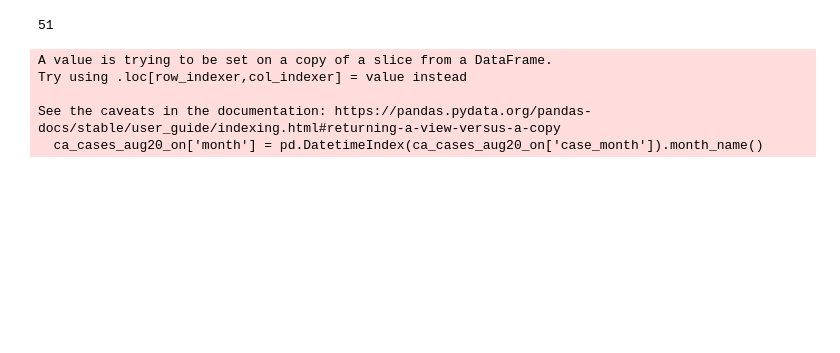
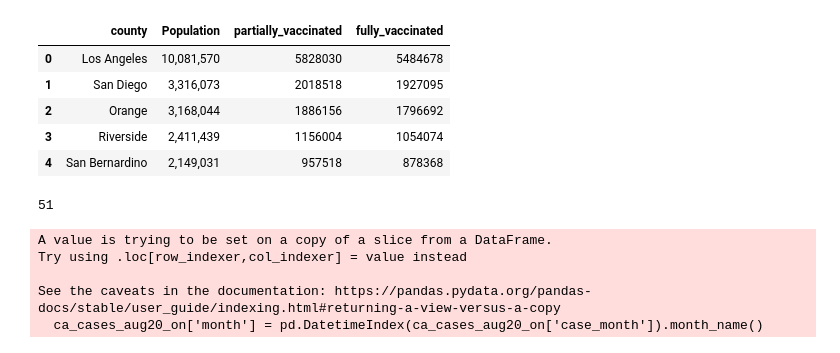
Before and after one commit to KristianSHamilton/CovidVaccinationInCalifornia, a Jupyter notebook: ca_cdc_data.ipynb, the cells around one changed output. Saved outputs shown, nothing was run; the diff lists cells and outputs as text; code cells hidden in the pictures; blank space fills up the shorter version.

```diff
--- a/ca_cdc_data.ipynb
+++ b/ca_cdc_data.ipynb
@@ -26,9 +43,17 @@ ca_covid.head()
 # %%
 #read in Population Data from the Department of Finance (which the CDC uses)
 #as well as partial/full vacciantion numbers
 ca_pop_vac_path = './Resources/CA_county_population_and_vaccination_data.csv'
 ca_pop_vac = pd.read_csv(ca_pop_vac_path)
 ca_popvac_df = pd.DataFrame(ca_pop_vac)
+ca_popvac_df.head()
+# %% [output]
+|  | county | Population | partially_vaccinated | fully_vaccinated |
+| 0 | Los Angeles | 10,081,570 | 5828030 | 5484678 |
+| 1 | San Diego | 3,316,073 | 2018518 | 1927095 |
+| 2 | Orange | 3,168,044 | 1886156 | 1796692 |
+| 3 | Riverside | 2,411,439 | 1156004 | 1054074 |
+| 4 | San Bernardino | 2,149,031 | 957518 | 878368 |
 # %%
 #make a list which counties are not included, though this may not be necessary for the final notebook.
 #it is important to mention in the presentation, however.
```
Also changed, not shown: parts of 15 cells of this notebook.
